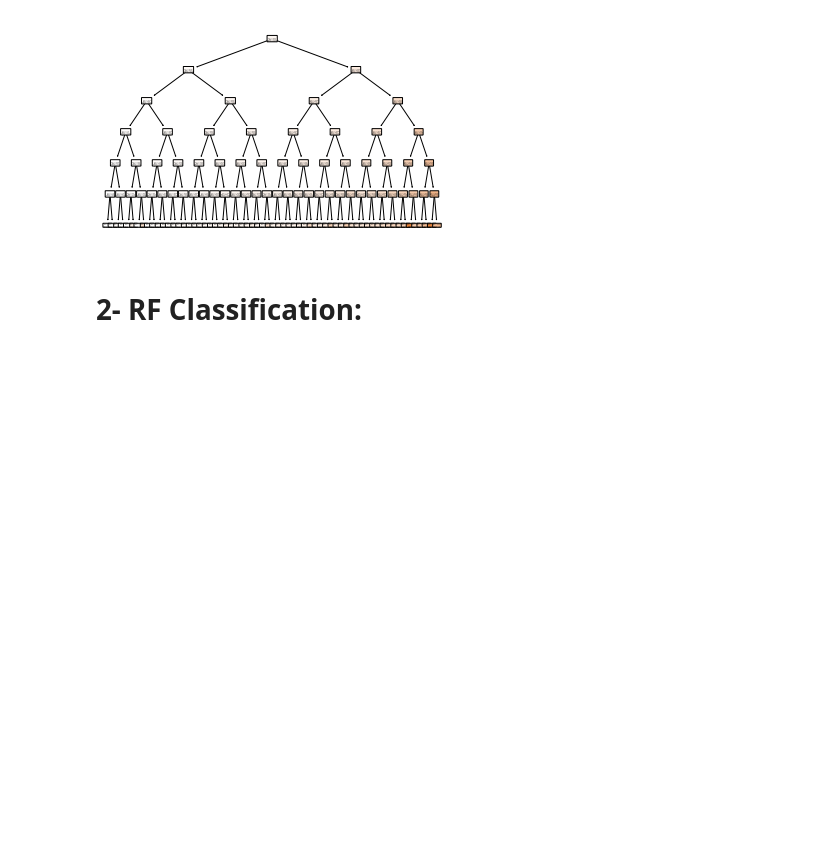
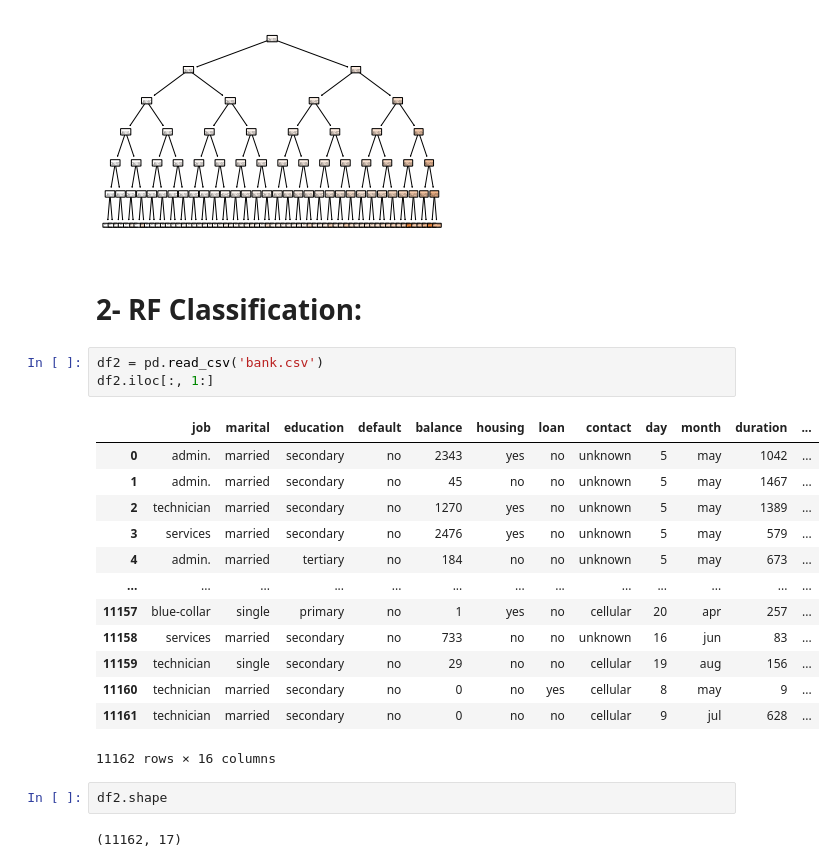
Before and after one commit to renadalahmadi/BigData-and-AI, a Jupyter notebook: RF.ipynb, the cells around one changed output. Drawn from its saved outputs; the diff is of its cells as text; blank space fills up the shorter version.

```diff
--- a/RF.ipynb
+++ b/RF.ipynb
@@ -383,3 +383,24 @@ for x in range(len(grid2.best_estimator_.estimators_)):
 [figure]
 # %% [markdown]
 # 2- RF Classification:
+# %%
+df2 = pd.read_csv('bank.csv')
+df2.iloc[:, 1:]
+# %% [output]
+|  | job | marital | education | default | balance | housing | loan | contact | day | month | duration | ... |
+| 0 | admin. | married | secondary | no | 2343 | yes | no | unknown | 5 | may | 1042 | ... |
+| 1 | admin. | married | secondary | no | 45 | no | no | unknown | 5 | may | 1467 | ... |
+| 2 | technician | married | secondary | no | 1270 | yes | no | unknown | 5 | may | 1389 | ... |
+| 3 | services | married | secondary | no | 2476 | yes | no | unknown | 5 | may | 579 | ... |
+| 4 | admin. | married | tertiary | no | 184 | no | no | unknown | 5 | may | 673 | ... |
+| ... | ... | ... | ... | ... | ... | ... | ... | ... | ... | ... | ... | ... |
+| 11157 | blue-collar | single | primary | no | 1 | yes | no | cellular | 20 | apr | 257 | ... |
+| 11158 | services | married | secondary | no | 733 | no | no | unknown | 16 | jun | 83 | ... |
+| 11159 | technician | single | secondary | no | 29 | no | no | cellular | 19 | aug | 156 | ... |
+| 11160 | technician | married | secondary | no | 0 | no | yes | cellular | 8 | may | 9 | ... |
+| 11161 | technician | married | secondary | no | 0 | no | no | cellular | 9 | jul | 628 | ... |
+11162 rows × 16 columns
+# %%
+df2.shape
+# %% [output]
+(11162, 17)
```
Also changed, not shown: parts of 26 cells of this notebook.
